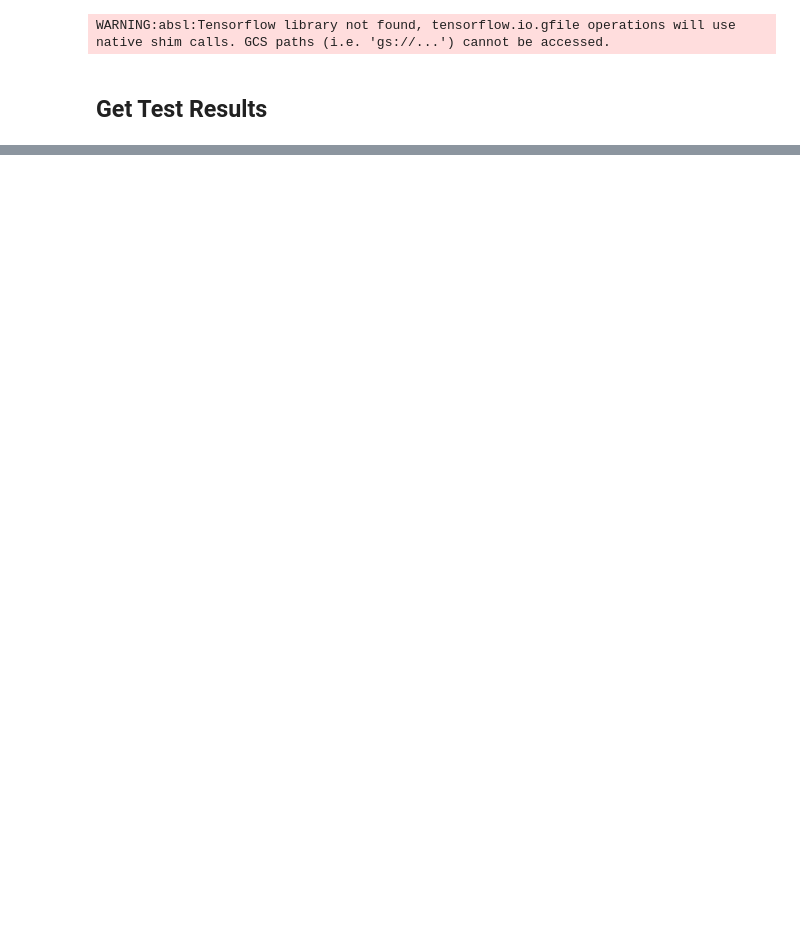
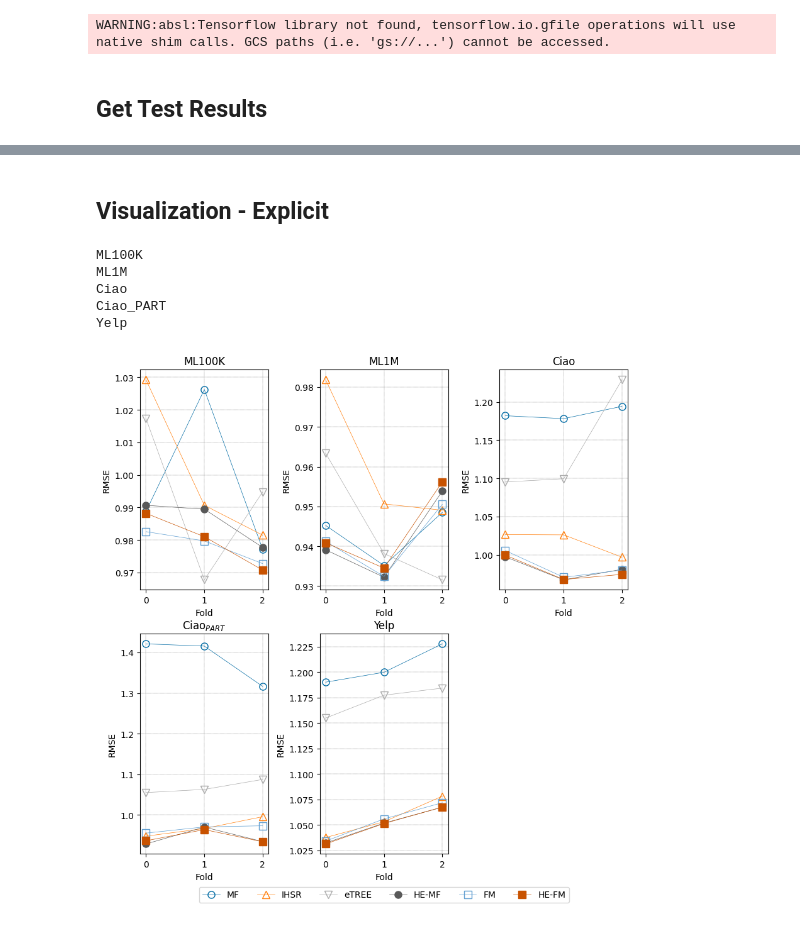
Before and after one commit to KaiSugahara/HERec, a Jupyter notebook: notebook/02_totallingTestResults.ipynb, the cells around one changed output, grey strips where cells are left out. Drawn from its saved outputs; the diff is of its cells as text; code cells hidden in the pictures; blank space fills up the shorter version.

```diff
--- a/notebook/02_totallingTestResults.ipynb
+++ b/notebook/02_totallingTestResults.ipynb
@@ -10,6 +10,7 @@ import polars as pl
 import re
 import matplotlib
 import matplotlib.pyplot as plt
+plt.style.use('tableau-colorblind10')
 from IPython.display import display
 from scipy import stats
 
@@ -480,0 +91,54 @@ HE_NeuMF_BPR & \uline{0.202 $\pm$ 0.028} & \uline{0.030 $\pm$ 0.002} & \uline{0.
+# %% [markdown]
+## Visualization - Explicit
+# %%
+datasetNameList = ["ML100K", "ML1M", "Ciao", "Ciao_PART", "Yelp"]
+modelNameList = ["MF", "IHSR", "eTREE", "HE_MF", "FM", "HE_FM"]
+markerMap = {
+    "MF": "o",
+    "IHSR": "^",
+    "eTREE": "v",
+    "HE_MF": "o",
+    "FM": "s",
+    "HE_FM": "s",
+}
+
+# 可視化
+fig, axes = plt.subplots(2, 3, figsize=(10, 10))
+plt.subplots_adjust(wspace=0.7, hspace=0.20)
+
+# データセットごとに可視化
+for col_i, datasetName in enumerate(datasetNameList):
+
+    print( datasetName )
+
+    ## 絞る
+
+    df_TARGET = df_RESULT.filter(
+        (pl.col("dataset_name") == datasetName) & pl.col("model_name").is_in(modelNameList)
+    ).select(
+        pl.all().exclude("^metrics(.*?)$"), np.sqrt(pl.col(f"metrics.VALID_LOSS")).alias("RMSE")
+    )
+
+    for model_i, modelName in enumerate(modelNameList):
+
+        x = df_TARGET.filter( pl.col("model_name") == modelName ).sort("params.seed").get_column("params.seed")
+        y = df_TARGET.filter( pl.col("model_name") == modelName ).sort("params.seed").get_column("RMSE")
+        axes[col_i//3, col_i%3].plot( x, y, linewidth=0.5, marker=markerMap[modelName], markersize=8, fillstyle=("full" if "HE_" in modelName else "none"), label=labeler(modelName) )
+        axes[col_i//3, col_i%3].grid(color='black', linestyle=':', linewidth=0.3)
+        axes[col_i//3, col_i%3].set_xlabel("Fold")
+        axes[col_i//3, col_i%3].set_ylabel("RMSE")
+
+    axes[col_i//3, col_i%3].set_title(labeler(datasetName))
+
+axes[1, 1].legend( bbox_to_anchor=(0.5, -0.15), loc='upper center', borderaxespad=0, ncols=len(modelNameList) )
+axes[1, 2].set_visible(False)
+plt.subplots_adjust(wspace=0.4)
+plt.savefig(f"RATING.pdf", bbox_inches='tight')
+plt.show()
+# %% [output]
+ML100K
+ML1M
+Ciao
+Ciao_PART
+Yelp
+[figure, added]
```
Also changed, not shown: parts of 23 cells of this notebook, 11 other files.
